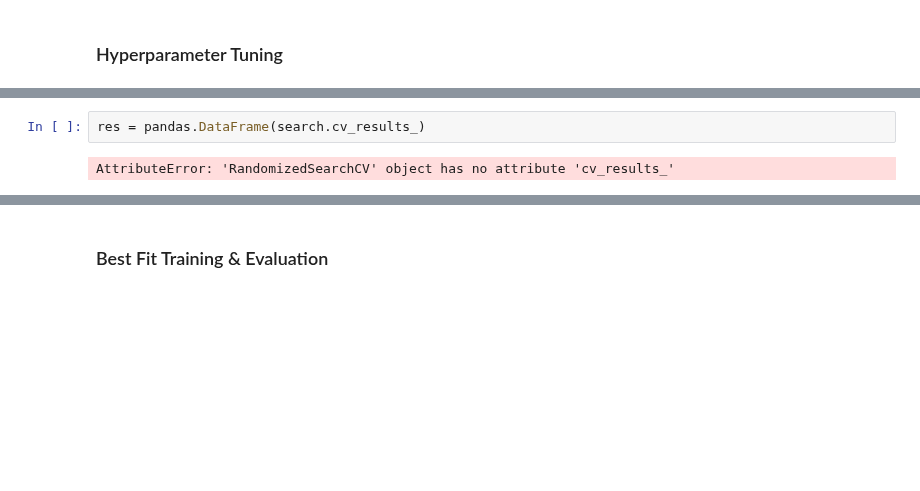
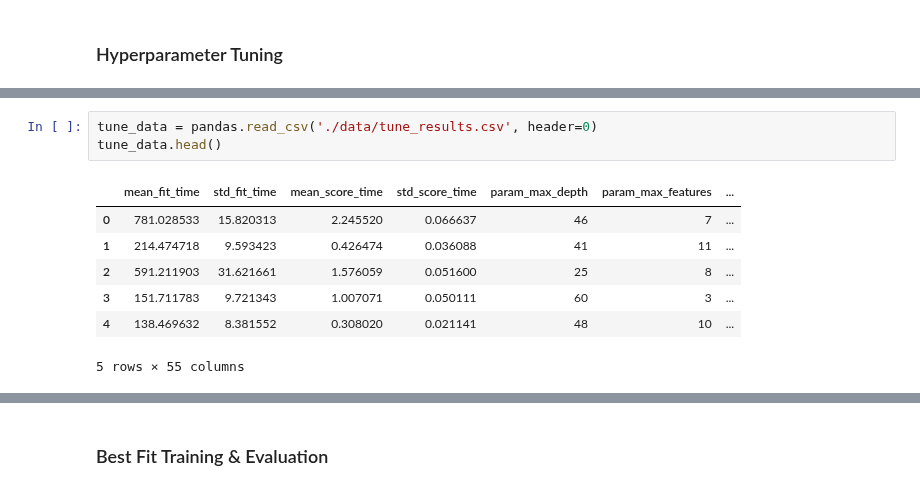
Before and after one commit to VladimirIsakov91/CreditCardFraud, a Jupyter notebook: CreditCardFraud.ipynb, the cells around one changed output, grey strips where cells are left out. Drawn from its saved outputs; the diff is of its cells as text; blank space fills up the shorter version.

```diff
--- a/CreditCardFraud.ipynb
+++ b/CreditCardFraud.ipynb
@@ -438,7 +385,14 @@ RandomizedSearchCV(cv=3, error_score='raise',
-# %%
-res = pandas.DataFrame(search.cv_results_)
-# %% [output]
-AttributeError: 'RandomizedSearchCV' object has no attribute 'cv_results_'
+# %%
+tune_data = pandas.read_csv('./data/tune_results.csv', header=0)
+tune_data.head()
+# %% [output]
+|  | mean_fit_time | std_fit_time | mean_score_time | std_score_time | param_max_depth | param_max_features | ... |
+| 0 | 781.028533 | 15.820313 | 2.245520 | 0.066637 | 46 | 7 | ... |
+| 1 | 214.474718 | 9.593423 | 0.426474 | 0.036088 | 41 | 11 | ... |
+| 2 | 591.211903 | 31.621661 | 1.576059 | 0.051600 | 25 | 8 | ... |
+| 3 | 151.711783 | 9.721343 | 1.007071 | 0.050111 | 60 | 3 | ... |
+| 4 | 138.469632 | 8.381552 | 0.308020 | 0.021141 | 48 | 10 | ... |
+5 rows × 55 columns
 # %%
 rows, cols = 3, 2
 params = ['param_max_features', 'param_max_depth',
```
Also changed, not shown: parts of 8 cells of this notebook, 1 other file.
